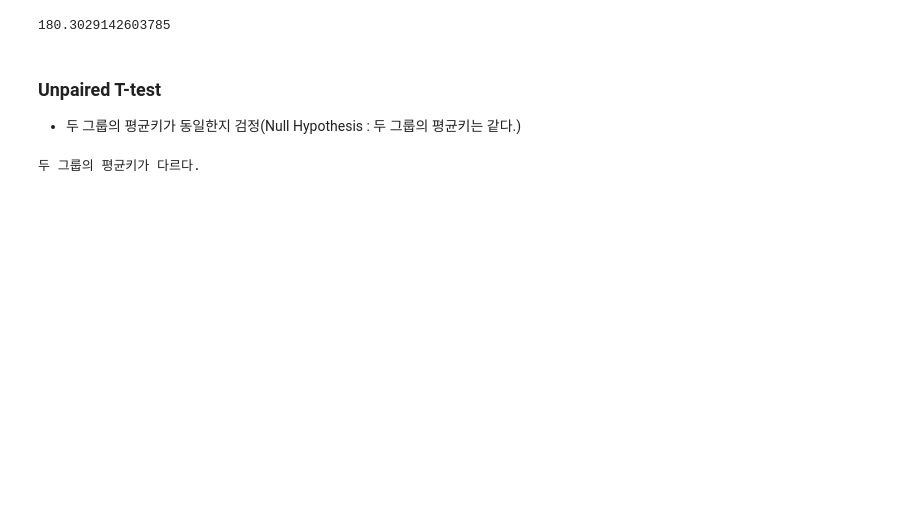
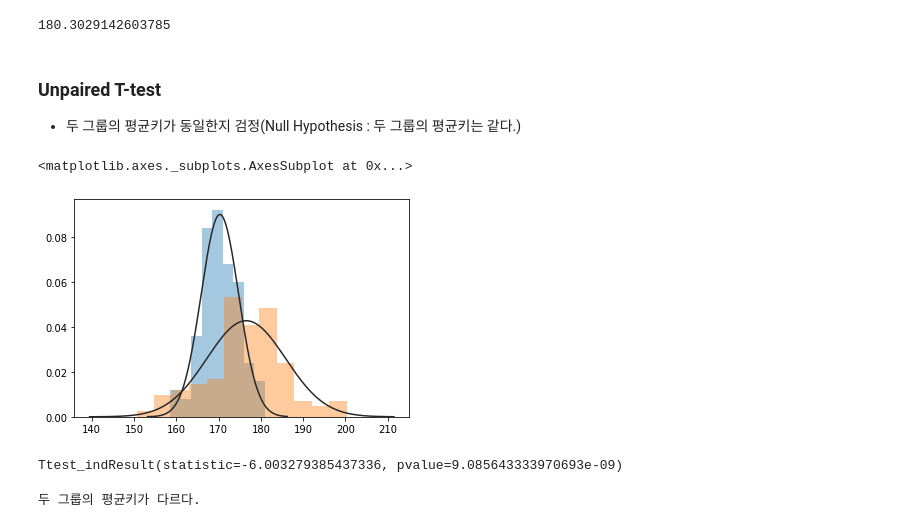
Before and after one commit to Raonbit/SSIT, a Jupyter notebook: notebook/trainer/7.1.StatisticalHypothesisTest.ipynb, the cells around one changed output. Cells and saved outputs as stored; diff of their text form; code cells hidden in the pictures; blank space fills up the shorter version.

```diff
--- a/notebook/trainer/7.1.StatisticalHypothesisTest.ipynb
+++ b/notebook/trainer/7.1.StatisticalHypothesisTest.ipynb
@@ -53,3 +59,14 @@ tTestResult= stats.ttest_ind(group1Heights, group2Heights)
+# %%
+sns.distplot(group1Heights, kde=False, fit=stats.norm)
+sns.distplot(group2Heights, kde=False, fit=stats.norm)
+# %% [output]
+<matplotlib.axes._subplots.AxesSubplot at 0x...>
+[figure, added]
+# %%
+tTestResult= stats.ttest_ind(group1Heights, group2Heights)
+tTestResult
+# %% [output]
+Ttest_indResult(statistic=-6.003279385437336, pvalue=9.085643333970693e-09)
 # %%
 if tTestResult.pvalue < 0.05:
     print('두 그룹의 평균키가 다르다.')
```
Also changed, not shown: parts of 31 cells of this notebook, 2 other files.
